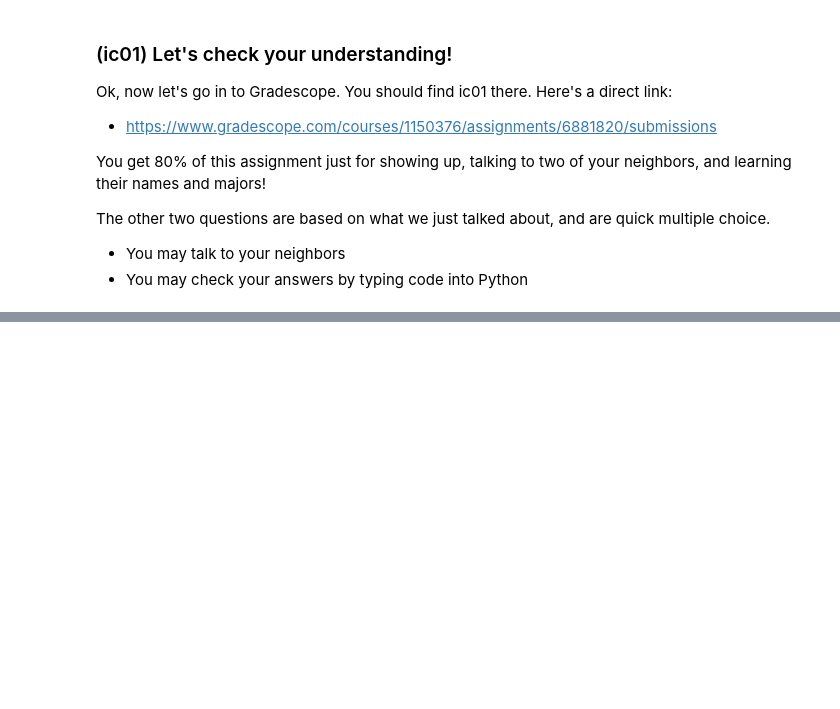
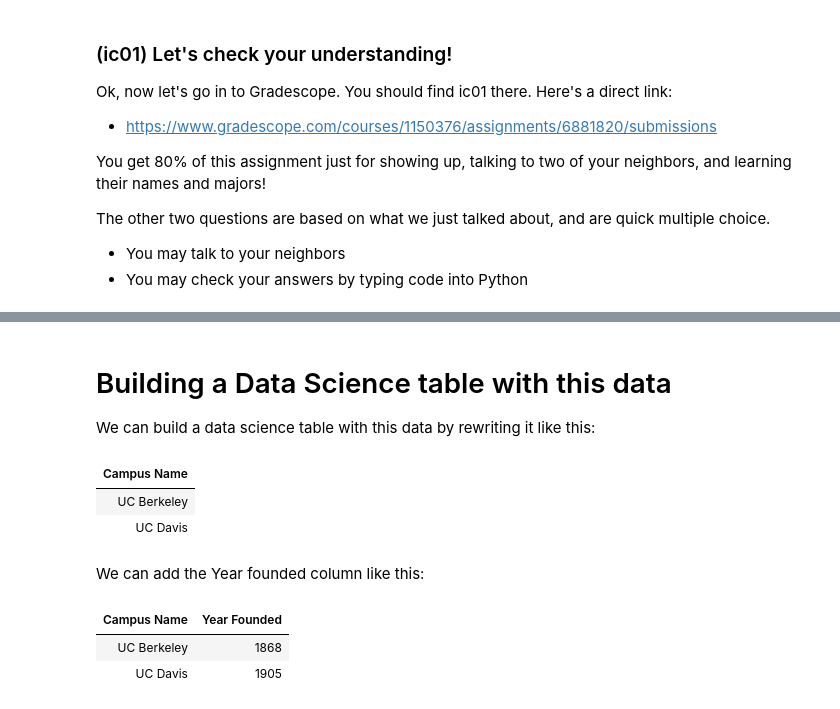
Before and after one commit to ucsb-ds/cmpsc5a-f25-students, a Jupyter notebook: lectures/lecture02.ipynb, the cells around one changed output, grey strips where cells are left out. Cells and saved outputs as stored; diff of their text form; code cells hidden in the pictures; blank space fills up the shorter version.

```diff
--- a/lectures/lecture02.ipynb
+++ b/lectures/lecture02.ipynb
@@ -457,0 +484,20 @@ The other two questions are based on what we just talked about, and are quick mu
+# %% [markdown]
+# Building a Data Science table with this data
+
+We can build a data science table with this data by rewriting it like this:
+# %%
+Table().with_columns( 'Campus Name', make_array("UC Berkeley", "UC Davis"))
+# %% [output]
+| Campus Name |
+| UC Berkeley |
+| UC Davis |
+# %% [markdown]
+We can add the Year founded column like this:
+# %%
+ucs = Table().with_columns( 'Campus Name', make_array("UC Berkeley", "UC Davis"),
+                            'Year Founded', make_array(1868, 1905) )
+ucs
+# %% [output]
+| Campus Name | Year Founded |
+| UC Berkeley | 1868 |
+| UC Davis | 1905 |
```
Also changed, not shown: parts of 10 cells of this notebook.
